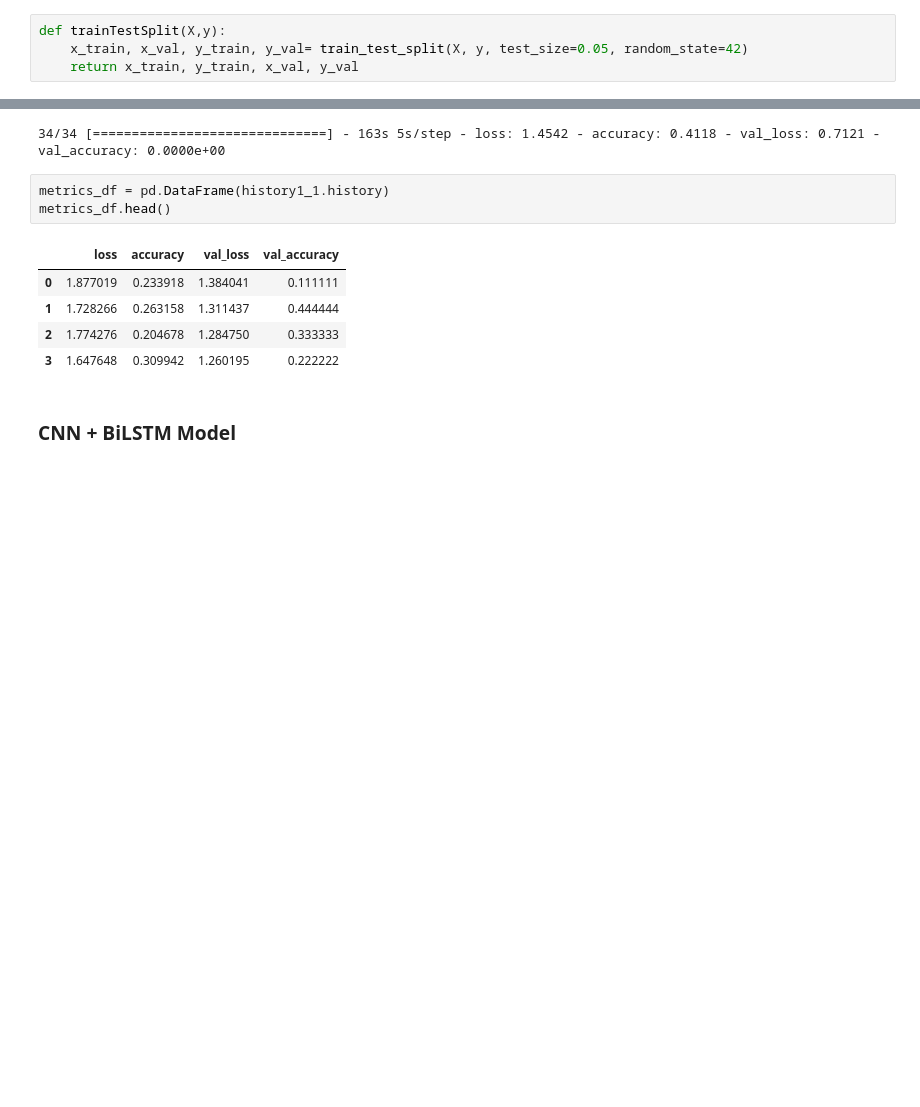
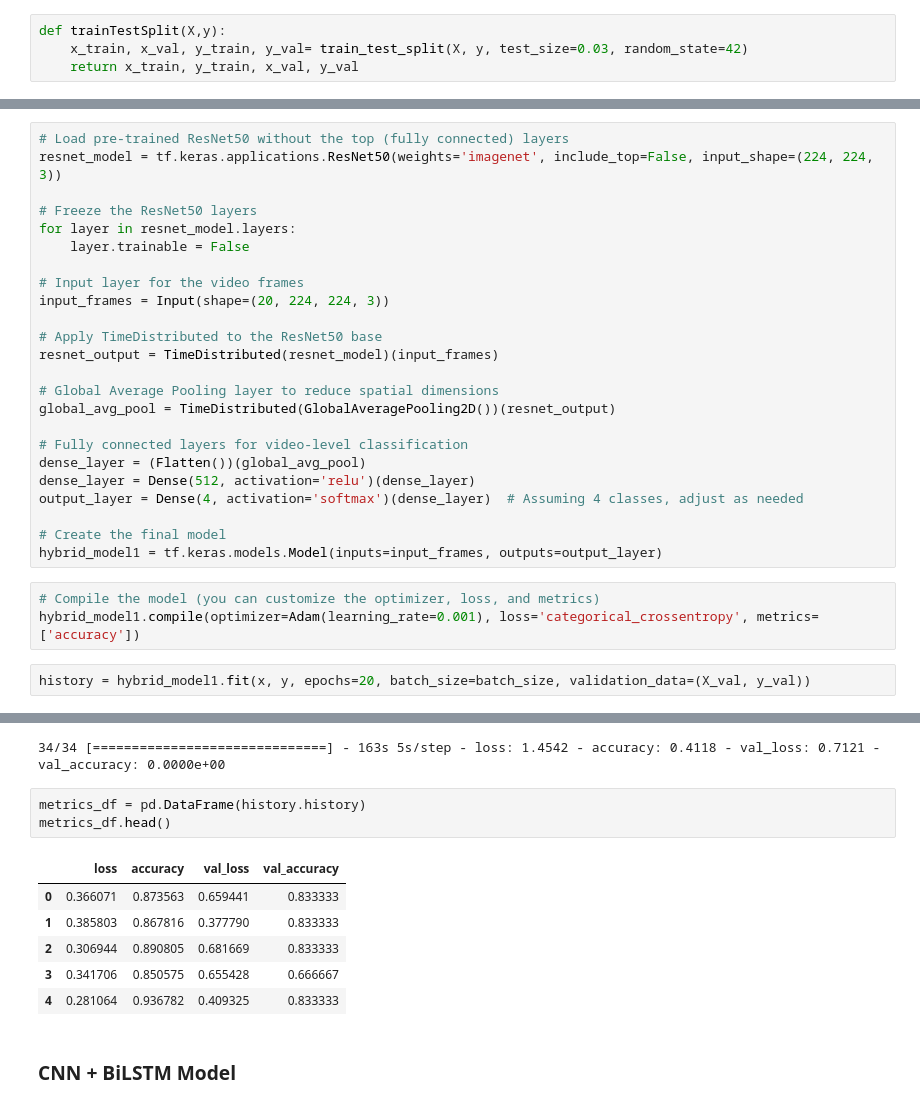
Before and after one commit to GauriR011/ASL-Detection-using-Deep-Learning, a Jupyter notebook: ASL_SLR1_(1).ipynb, the cells around one changed output, grey strips where cells are left out. Cells and saved outputs as stored; diff of their text form; blank space fills up the shorter version.

```diff
--- a/ASL_SLR1_(1).ipynb
+++ b/ASL_SLR1_(1).ipynb
@@ -740,7 +732,7 @@ from tensorflow.keras.utils import to_categorical
 #     return x_train, y_train, x_val, y_val, x_test, y_test
 # %%
 def trainTestSplit(X,y):
-    x_train, x_val, y_train, y_val= train_test_split(X, y, test_size=0.05, random_state=42)
+    x_train, x_val, y_train, y_val= train_test_split(X, y, test_size=0.03, random_state=42)
     return x_train, y_train, x_val, y_val
 # %%
 # DATA_PATH = r'NEW_MP_Frames'
@@ -1338,0 +1327,29 @@ def Res50_BiLSTM(inputShape=(20,224,224,3), noActions=len(subset_video_count.key
+# %%
+# Load pre-trained ResNet50 without the top (fully connected) layers
+resnet_model = tf.keras.applications.ResNet50(weights='imagenet', include_top=False, input_shape=(224, 224, 3))
+
+# Freeze the ResNet50 layers
+for layer in resnet_model.layers:
+    layer.trainable = False
+
+# Input layer for the video frames
+input_frames = Input(shape=(20, 224, 224, 3))
+
+# Apply TimeDistributed to the ResNet50 base
+resnet_output = TimeDistributed(resnet_model)(input_frames)
+
+# Global Average Pooling layer to reduce spatial dimensions
+global_avg_pool = TimeDistributed(GlobalAveragePooling2D())(resnet_output)
+
+# Fully connected layers for video-level classification
+dense_layer = (Flatten())(global_avg_pool)
+dense_layer = Dense(512, activation='relu')(dense_layer)
+output_layer = Dense(4, activation='softmax')(dense_layer)  # Assuming 4 classes, adjust as needed
+
+# Create the final model
+hybrid_model1 = tf.keras.models.Model(inputs=input_frames, outputs=output_layer)
+# %%
+# Compile the model (you can customize the optimizer, loss, and metrics)
+hybrid_model1.compile(optimizer=Adam(learning_rate=0.001), loss='categorical_crossentropy', metrics=['accuracy'])
+# %%
+history = hybrid_model1.fit(x, y, epochs=20, batch_size=batch_size, validation_data=(X_val, y_val))
@@ -1440,14 +1516,15 @@ history1_2  = Res50_BiLSTM_1.fit(X_train, y_train, epochs=epochs, batch_size=bat
 # %% [output]
 34/34 [==============================] - 163s 5s/step - loss: 1.4542 - accuracy: 0.4118 - val_loss: 0.7121 - val_accuracy: 0.0000e+00
 # %%
-metrics_df = pd.DataFrame(history1_1.history)
+metrics_df = pd.DataFrame(history.history)
 metrics_df.head()
 # %% [output]
 |  | loss | accuracy | val_loss | val_accuracy |
-| 0 | 1.877019 | 0.233918 | 1.384041 | 0.111111 |
-| 1 | 1.728266 | 0.263158 | 1.311437 | 0.444444 |
-| 2 | 1.774276 | 0.204678 | 1.284750 | 0.333333 |
-| 3 | 1.647648 | 0.309942 | 1.260195 | 0.222222 |
+| 0 | 0.366071 | 0.873563 | 0.659441 | 0.833333 |
+| 1 | 0.385803 | 0.867816 | 0.377790 | 0.833333 |
+| 2 | 0.306944 | 0.890805 | 0.681669 | 0.833333 |
+| 3 | 0.341706 | 0.850575 | 0.655428 | 0.666667 |
+| 4 | 0.281064 | 0.936782 | 0.409325 | 0.833333 |
 # %% [markdown]
 ### CNN + BiLSTM Model
 # %% [markdown]
```
Also changed, not shown: parts of 19 cells of this notebook.
